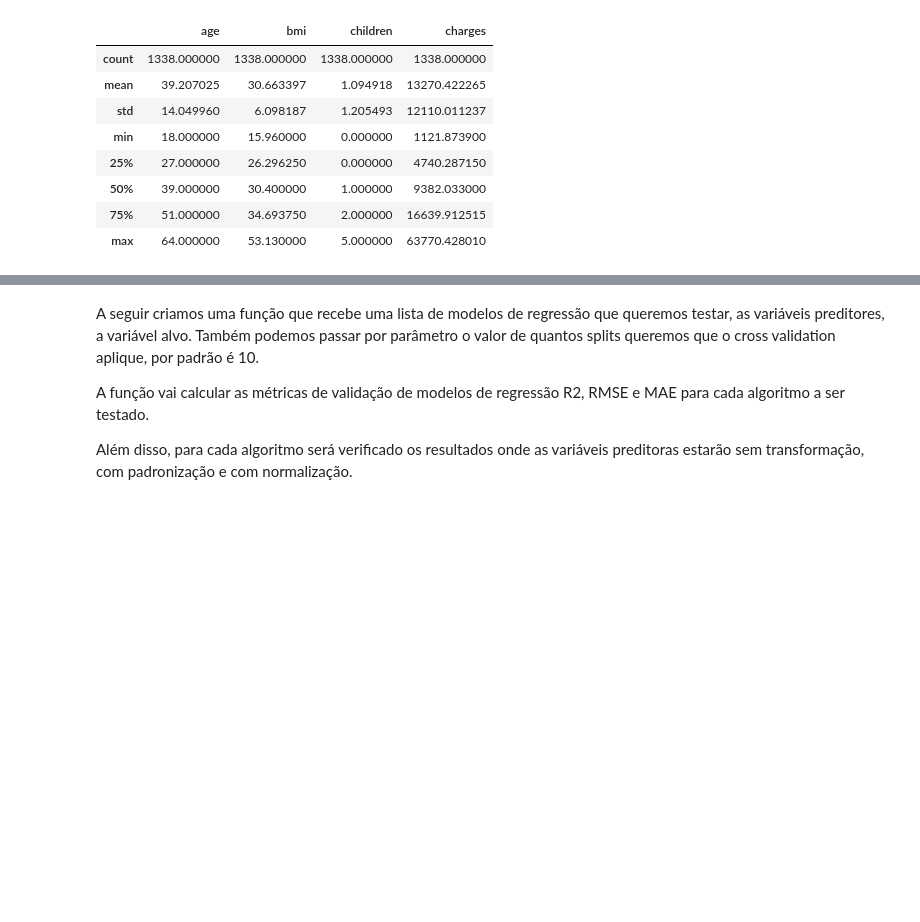
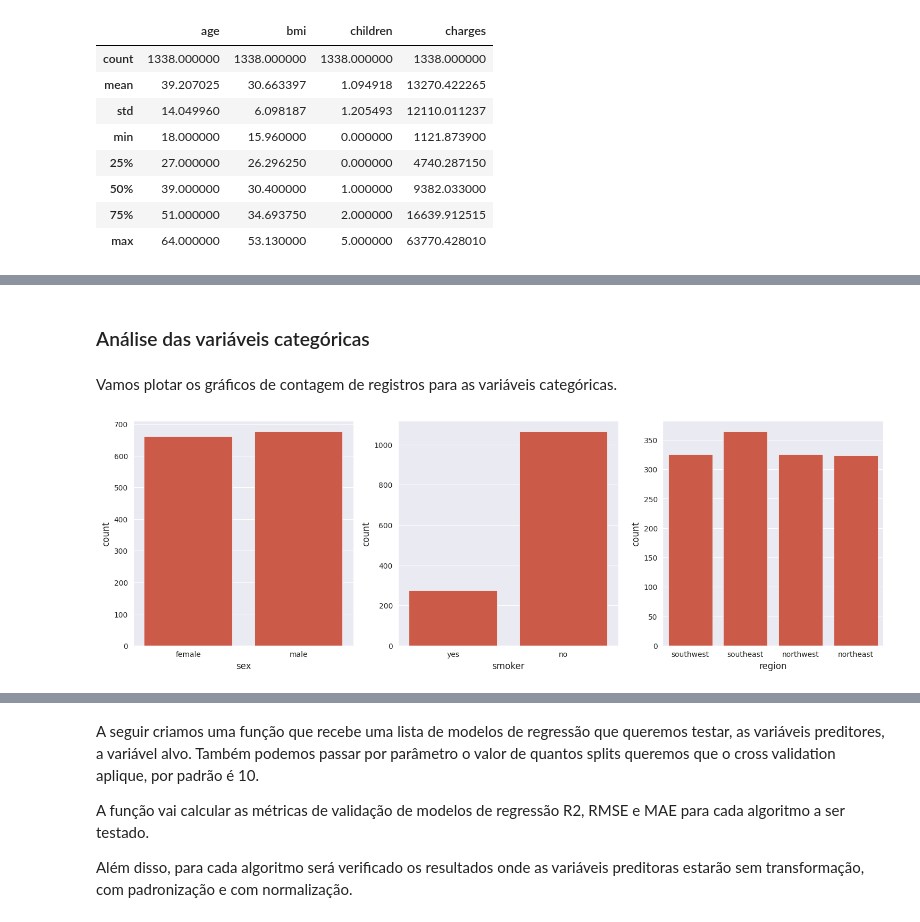
Before and after one commit to willsilvano/tech-challenges-post-tech-fiap, a Jupyter notebook: fase-01/tech-challenge-01.ipynb, the cells around one changed output, grey strips where cells are left out. Saved outputs shown, nothing was run; the diff lists cells and outputs as text; code cells hidden in the pictures; blank space fills up the shorter version.

```diff
--- a/fase-01/tech-challenge-01.ipynb
+++ b/fase-01/tech-challenge-01.ipynb
@@ -374,0 +184,15 @@ y = df['charges']
+# %% [markdown]
+### Análise das variáveis categóricas
+# %% [markdown]
+Vamos plotar os gráficos de contagem de registros para as variáveis categóricas.
+# %%
+fig, axes = plt.subplots(1, 3, figsize=(15, 5))
+
+sns.countplot(x='sex', data=df, ax=axes[0])
+sns.countplot(x='smoker', data=df, ax=axes[1])
+sns.countplot(x='region', data=df, ax=axes[2])
+
+plt.tight_layout()
+plt.show()
+# %% [output]
+[figure, added]
```
Also changed, not shown: parts of 150 cells of this notebook, 1 other file.
